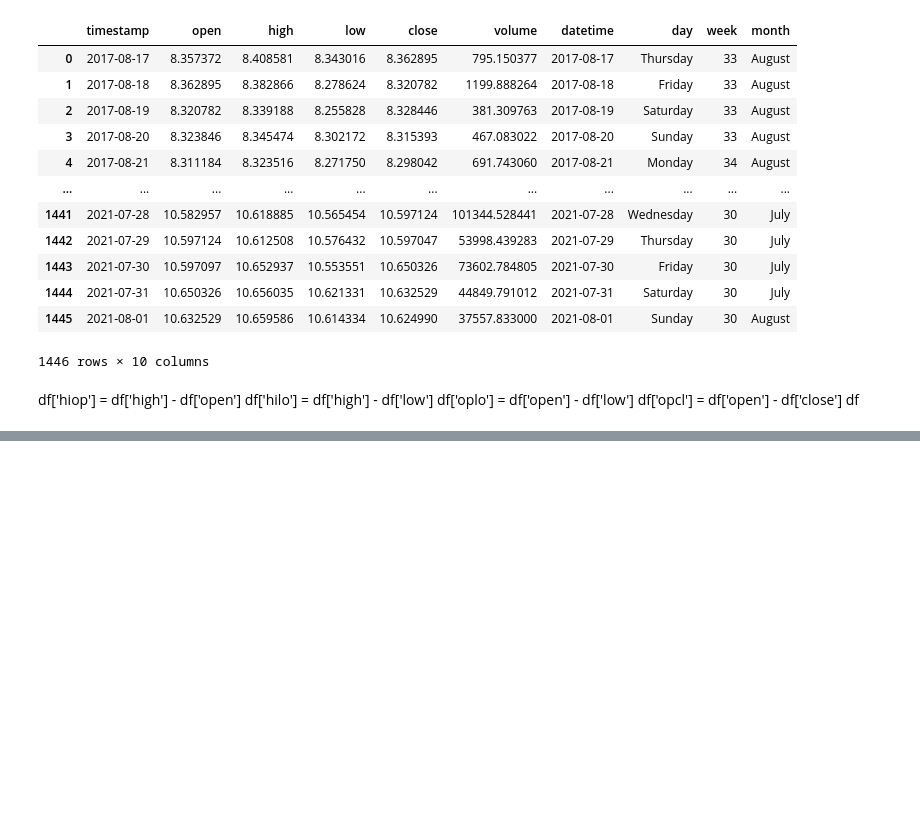
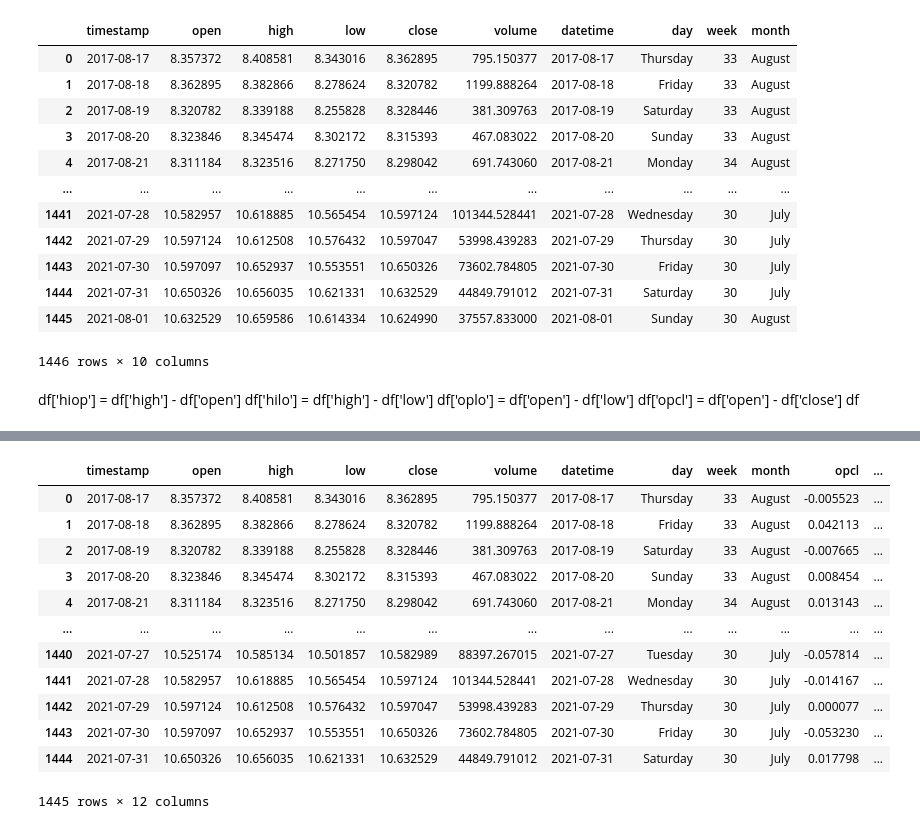
Before and after one commit to zachHFT/Optimal-Cryptocurrency-Trading-Strategies, a Jupyter notebook: eda.ipynb, the cells around one changed output, grey strips where cells are left out. Cells and saved outputs as stored; diff of their text form; code cells hidden in the pictures; blank space fills up the shorter version.

```diff
--- a/eda.ipynb
+++ b/eda.ipynb
@@ -139,0 +148,16 @@ Text(0.5, 1.0, 'Volume and weekday')
+# %%
+df
+# %% [output]
+|  | timestamp | open | high | low | close | volume | datetime | day | week | month | opcl | ... |
+| 0 | 2017-08-17 | 8.357372 | 8.408581 | 8.343016 | 8.362895 | 795.150377 | 2017-08-17 | Thursday | 33 | August | -0.005523 | ... |
+| 1 | 2017-08-18 | 8.362895 | 8.382866 | 8.278624 | 8.320782 | 1199.888264 | 2017-08-18 | Friday | 33 | August | 0.042113 | ... |
+| 2 | 2017-08-19 | 8.320782 | 8.339188 | 8.255828 | 8.328446 | 381.309763 | 2017-08-19 | Saturday | 33 | August | -0.007665 | ... |
+| 3 | 2017-08-20 | 8.323846 | 8.345474 | 8.302172 | 8.315393 | 467.083022 | 2017-08-20 | Sunday | 33 | August | 0.008454 | ... |
+| 4 | 2017-08-21 | 8.311184 | 8.323516 | 8.271750 | 8.298042 | 691.743060 | 2017-08-21 | Monday | 34 | August | 0.013143 | ... |
+| ... | ... | ... | ... | ... | ... | ... | ... | ... | ... | ... | ... | ... |
+| 1440 | 2021-07-27 | 10.525174 | 10.585134 | 10.501857 | 10.582989 | 88397.267015 | 2021-07-27 | Tuesday | 30 | July | -0.057814 | ... |
+| 1441 | 2021-07-28 | 10.582957 | 10.618885 | 10.565454 | 10.597124 | 101344.528441 | 2021-07-28 | Wednesday | 30 | July | -0.014167 | ... |
+| 1442 | 2021-07-29 | 10.597124 | 10.612508 | 10.576432 | 10.597047 | 53998.439283 | 2021-07-29 | Thursday | 30 | July | 0.000077 | ... |
+| 1443 | 2021-07-30 | 10.597097 | 10.652937 | 10.553551 | 10.650326 | 73602.784805 | 2021-07-30 | Friday | 30 | July | -0.053230 | ... |
+| 1444 | 2021-07-31 | 10.650326 | 10.656035 | 10.621331 | 10.632529 | 44849.791012 | 2021-07-31 | Saturday | 30 | July | 0.017798 | ... |
+1445 rows × 12 columns
```
Also changed, not shown: parts of 10 cells of this notebook.
